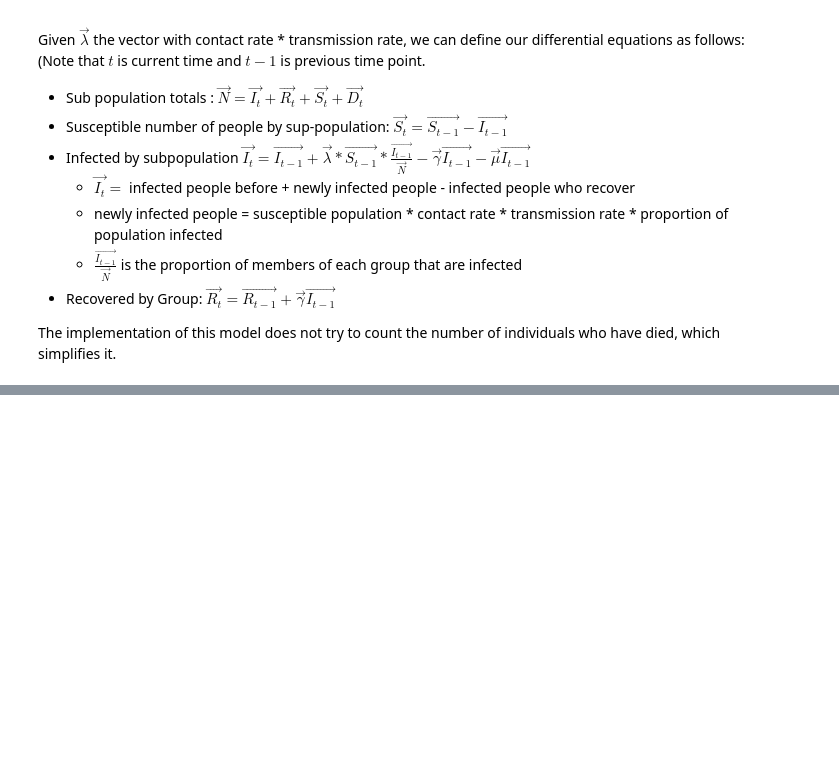
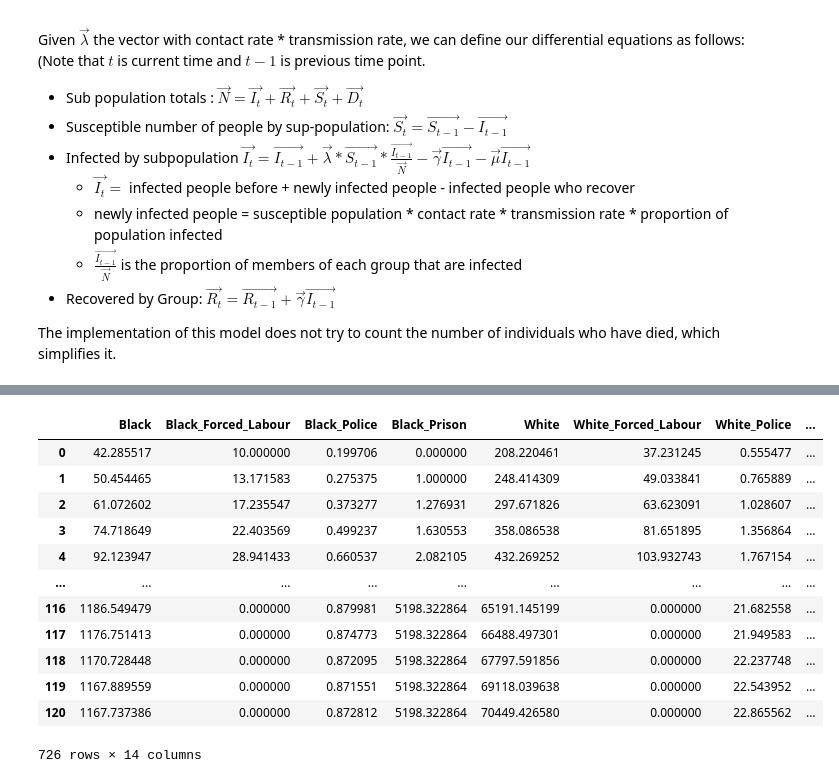
Before and after one commit to rachelwarren/CPE_Covid_Model, a Jupyter notebook: model/Model.ipynb, the cells around one changed output, grey strips where cells are left out. Saved outputs shown, nothing was run; the diff lists cells and outputs as text; code cells hidden in the pictures; blank space fills up the shorter version.

```diff
--- a/model/Model.ipynb
+++ b/model/Model.ipynb
@@ -211,0 +258,16 @@ p = pop_for_model.loc['original']
+# %%
+infection_no_policy
+# %% [output]
+|  | Black | Black_Forced_Labour | Black_Police | Black_Prison | White | White_Forced_Labour | White_Police | ... |
+| 0 | 42.285517 | 10.000000 | 0.199706 | 0.000000 | 208.220461 | 37.231245 | 0.555477 | ... |
+| 1 | 50.454465 | 13.171583 | 0.275375 | 1.000000 | 248.414309 | 49.033841 | 0.765889 | ... |
+| 2 | 61.072602 | 17.235547 | 0.373277 | 1.276931 | 297.671826 | 63.623091 | 1.028607 | ... |
+| 3 | 74.718649 | 22.403569 | 0.499237 | 1.630553 | 358.086538 | 81.651895 | 1.356864 | ... |
+| 4 | 92.123947 | 28.941433 | 0.660537 | 2.082105 | 432.269252 | 103.932743 | 1.767154 | ... |
+| ... | ... | ... | ... | ... | ... | ... | ... | ... |
+| 116 | 1186.549479 | 0.000000 | 0.879981 | 5198.322864 | 65191.145199 | 0.000000 | 21.682558 | ... |
+| 117 | 1176.751413 | 0.000000 | 0.874773 | 5198.322864 | 66488.497301 | 0.000000 | 21.949583 | ... |
+| 118 | 1170.728448 | 0.000000 | 0.872095 | 5198.322864 | 67797.591856 | 0.000000 | 22.237748 | ... |
+| 119 | 1167.889559 | 0.000000 | 0.871551 | 5198.322864 | 69118.039638 | 0.000000 | 22.543952 | ... |
+| 120 | 1167.737386 | 0.000000 | 0.872812 | 5198.322864 | 70449.426580 | 0.000000 | 22.865562 | ... |
+726 rows × 14 columns
```
Also changed, not shown: parts of 34 cells of this notebook, 8 other files.
